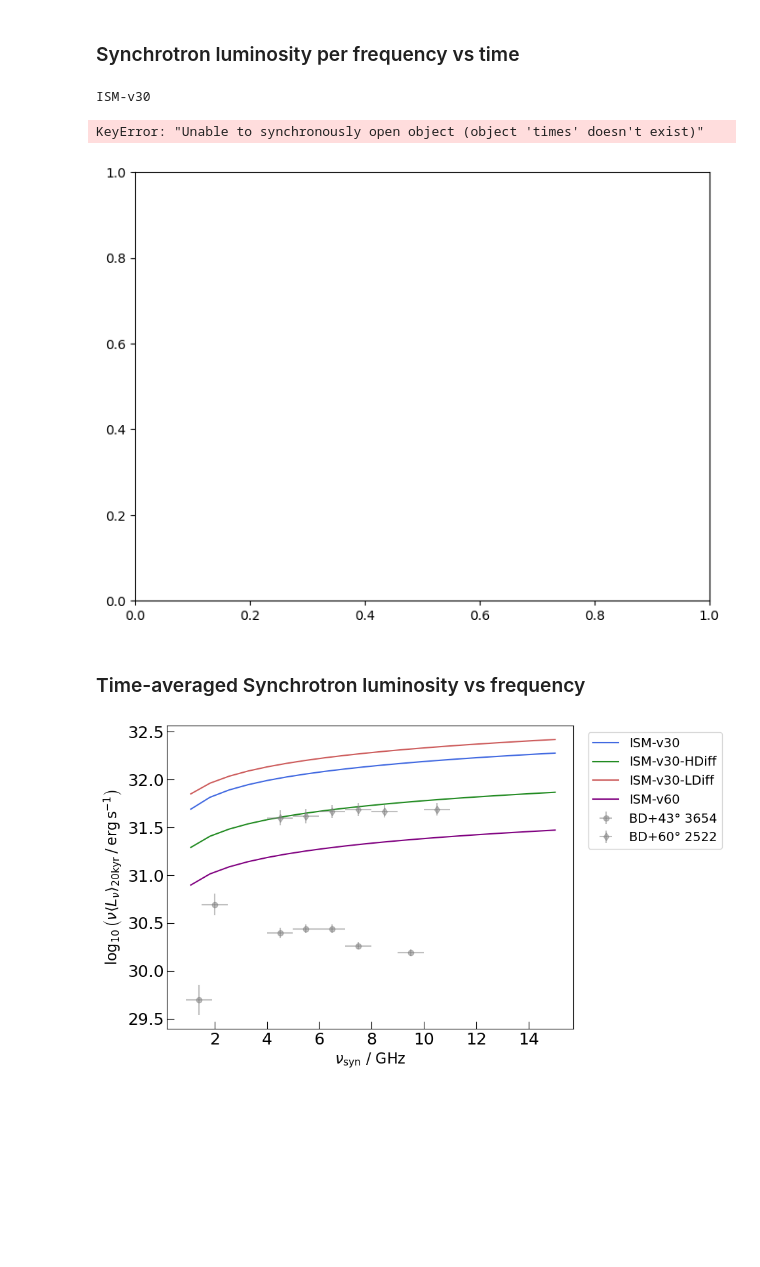
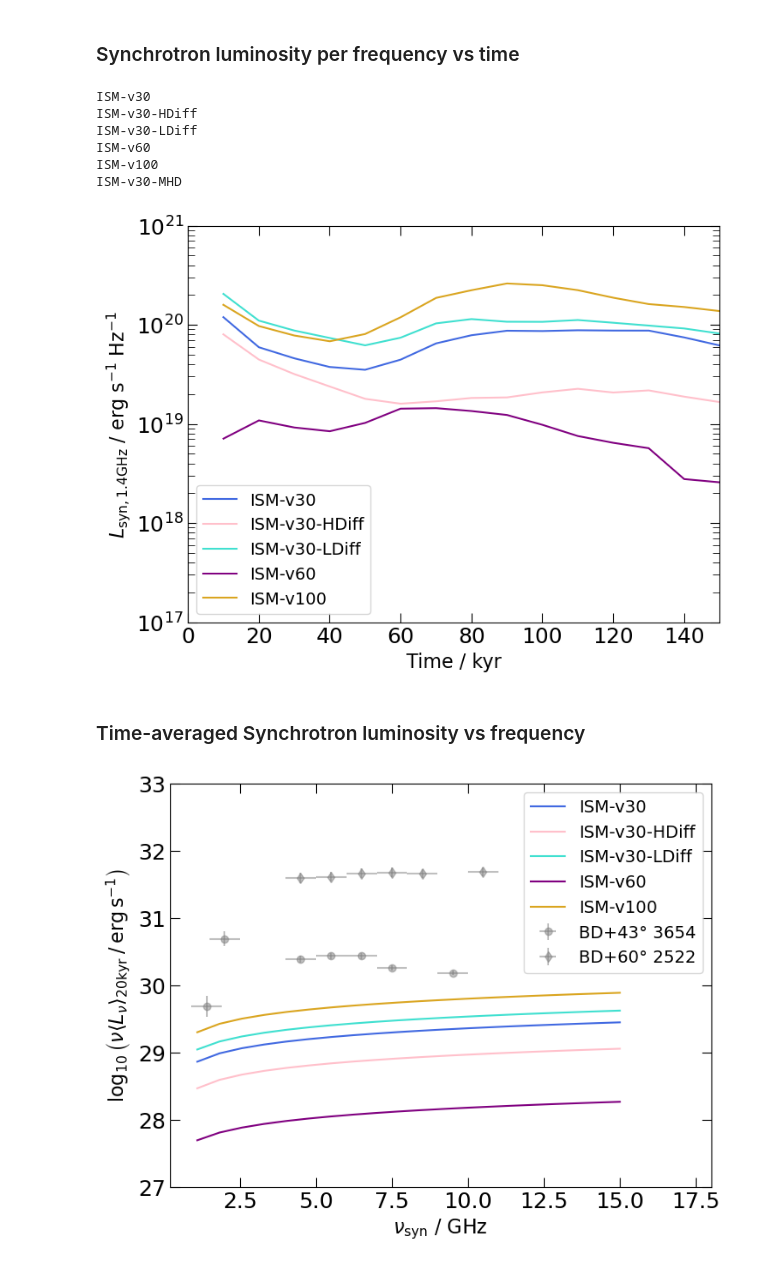
Before and after one commit to kwat0308/crbowshock_analysis_tools, a Jupyter notebook: calculate_CR_properties/3_plot_results/plot_luminosities.ipynb, the cells around one changed output. Drawn from its saved outputs; the diff is of its cells as text; code cells hidden in the pictures; blank space fills up the shorter version.

Commit message:
plotting routines with updated simulations

```diff
--- a/calculate_CR_properties/3_plot_results/plot_luminosities.ipynb
+++ b/calculate_CR_properties/3_plot_results/plot_luminosities.ipynb
@@ -20,11 +20,11 @@ synch_freq = 1.4 * u.GHz  # choice of synchrotron frequency
 
 for i, sim_name in enumerate(list(bowshock_config.keys())):
     print(sim_name)
-    # if sim_name != "ISM-v30":
-    #     continue
+    if sim_name == "ISM-v30-MHD":
+        continue
 
 # write data to h5py file
-    with h5py.File(f"{data_dir}/emission_data.h5", "r") as pf:
+    with h5py.File(f"{data_dir}/emission_data_synch.h5", "r") as pf:
         times = pf[sim_name]["times"][()]
         synch_freq_grid = pf[sim_name]["synch_freq"][()] * u.GHz
 
@@ -39,34 +39,39 @@ for i, sim_name in enumerate(list(bowshock_config.keys())):
     ax_tseries.semilogy(times, synch_lum, color=bowshock_config[sim_name]["color"], label=sim_name)
 
 ax_tseries.set_xlabel("Time / kyr", fontsize=16)
-ax_tseries.set_ylabel(r"$L_\mathrm{1.4 GHz}$ / erg s$^{-1}$ Hz$^{-1}$", fontsize=16)
+ax_tseries.set_ylabel(rf"$L_\mathrm{{syn, {synch_freq:.1f}}}$ / erg s$^{{-1}}$ Hz$^{{-1}}$", fontsize=16)
 
 # ylimits
-# ax_tseries.set_ylim(ymin=1e18, ymax=1e23)
+ax_tseries.set_xlim(xmin=0, xmax=150)
+ax_tseries.set_ylim(ymin=1e17, ymax=1e21)
 
 # ticks
-ax_tseries.tick_params(axis='both', direction="in", which='major', size=8, labelsize=18)
-ax_tseries.tick_params(axis='both', direction="in", which='minor', size=6, labelsize=16)
+ax_tseries.tick_params(axis='both', direction="in", which='major', size=8, labelsize=18, right=True, top=True)
+ax_tseries.tick_params(axis='both', direction="in", which='minor', size=6, labelsize=16, right=True, top=True)
 
-ax_tseries.legend(prop={"size":14}, bbox_to_anchor=[0.6,1.0])
+ax_tseries.legend(prop={"size":14})
 
 # save
 fig_tseries.savefig(f"{fig_dir}/synch/synch_lum_timeseries.pdf", bbox_inches="tight", dpi=300)
 # %% [output]
 ISM-v30
+ISM-v30-HDiff
+ISM-v30-LDiff
+ISM-v60
+ISM-v100
+ISM-v30-MHD
-KeyError: "Unable to synchronously open object (object 'times' doesn't exist)"
-[figure, old version]
+[figure, new version]
 # %% [markdown]
 ### Time-averaged Synchrotron luminosity vs frequency
 # %%
 fig_tseries, ax_tseries = plt.subplots(figsize=(8,6))
 
 for i, sim_name in enumerate(list(bowshock_config.keys())):
-    if sim_name == "ISM-v30-Bx":
+    if sim_name == "ISM-v30-MHD":
         continue
 
     # read data from h5py file
-    with h5py.File(f"{data_dir}/emission_data.h5", "r") as pf:
+    with h5py.File(f"{data_dir}/emission_data_synch.h5", "r") as pf:
         times = pf[sim_name]["times"][()] * u.kyr
         synch_lum = pf[sim_name]["synch_lum"][()] * (u.erg / u.s / u.Hz)
         synch_freq_grid = pf[sim_name]["synch_freq"][()] * u.GHz
@@ -83,35 +88,36 @@ data_symbols = ["o", "d"]
 data_labels = ["BD+43° 3654", "BD+60° 2522"]
 with h5py.File(f"{data_dir}/M22_data.h5", "r") as pf:
     for l, (bs_name, vd) in enumerate(list(pf.items())):
         synch_freq_data = vd["freq"][()] * u.GHz
         freq_err = 0.5 * u.GHz  # width of each sub-band
         d, d_err = vd["D"][()] * u.kpc
         flux =  vd["flux"][()] * 1e-12 * (u.erg * u.s**-1 * u.cm**-2)
         # pure flux is 5% calibration uncertainty, but data is nu * flux so we have to include
         # frequency error for flux error calculation
         flux_err = flux * np.sqrt(0.05**2 + (freq_err / synch_freq_data)**2)
 
         # calcualte luminosity
         synch_lum_data = (4 * np.pi * d**2 * flux).to(u.erg * u.s**-1)
         synch_lum_data_err = (4 * np.pi * np.sqrt((2 * d * flux * d_err)**2 + (d**2 * flux_err)**2)).to(u.erg * u.s**-1)
 
         log10_synch_lum_data = np.log10(synch_lum_data.value)
         log10_synch_lum_data_err = (synch_lum_data_err / (np.log(10) * synch_lum_data)).value
 
         ax_tseries.errorbar(synch_freq_data, log10_synch_lum_data, xerr = freq_err, yerr = log10_synch_lum_data_err, label=data_labels[l], marker=data_symbols[l], alpha=0.5, ls="", color=data_colors[l])
 
 ax_tseries.set_xlabel(r"$\nu_\mathrm{syn}$ / GHz", fontsize=16)
 ax_tseries.set_ylabel(r"$\log_{10}\left(\nu \langle L_\nu \rangle_\mathrm{20 kyr} \: / \: \mathrm{erg} \, \mathrm{s}^{-1} \right)$", fontsize=16)
 
 # ylimits
-# ax_tseries.set_ylim(ymin=1e18, ymax=1e23)
+ax_tseries.set_xlim(xmax=18)
+ax_tseries.set_ylim(ymin=27, ymax=33)
 
 # ticks
-ax_tseries.tick_params(axis='both', direction="in", which='major', size=8, labelsize=18)
-ax_tseries.tick_params(axis='both', direction="in", which='minor', size=6, labelsize=16)
+ax_tseries.tick_params(axis='both', direction="in", which='major', size=8, labelsize=18, right=True, top=True)
+ax_tseries.tick_params(axis='both', direction="in", which='minor', size=6, labelsize=16, right=True, top=True)
 
-ax_tseries.legend(prop={"size":14}, bbox_to_anchor=[1.02,1.0])
+ax_tseries.legend(prop={"size":14}, loc="upper right")
 
 fig_tseries.savefig(f"{fig_dir}/synch/synch_lum_freq.pdf", bbox_inches="tight", dpi=300)
 # %% [output]
-[figure, old version]
+[figure, new version]
```
Also changed, not shown: parts of 3 cells of this notebook, 24 other files.
